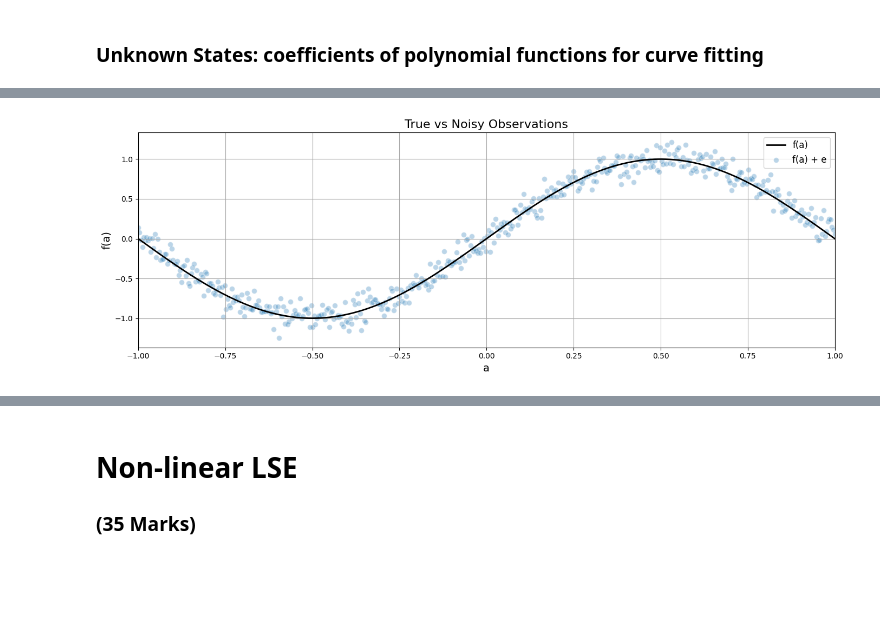
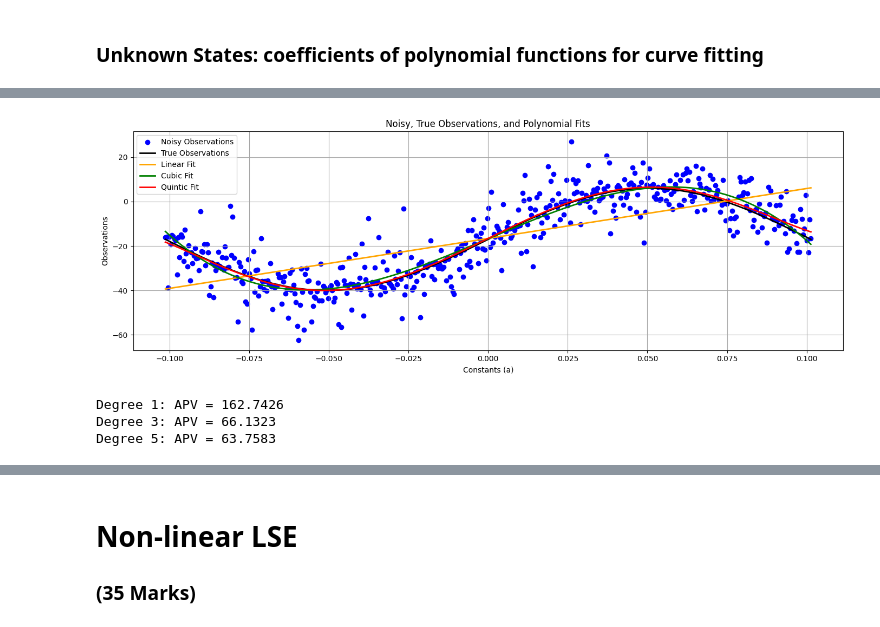
Before and after one commit to rbawah/engg680_2024_fall_group7, a Jupyter notebook: Lab_Assignment2/Assignment2.ipynb, the cells around one changed output, grey strips where cells are left out. Cells and saved outputs as stored; diff of their text form; code cells hidden in the pictures; blank space fills up the shorter version.

```diff
--- a/Lab_Assignment2/Assignment2.ipynb
+++ b/Lab_Assignment2/Assignment2.ipynb
@@ -163,76 +176,45 @@ def fit_polynomial_curve(a: np.ndarray, l: np.ndarray, P: np.ndarray, deg: int)
 # hint: use polyval function from numpy library (check input argument carefully)
 # (1 marks)
 
-line_uw = #...
-cubic_uw = #...
-quintic_uw = #...
+line_uw = np.polyval(x1[::-1], a)  # For degree 1
+cubic_uw = np.polyval(x3[::-1], a)  # For degree 3
+quintic_uw = np.polyval(x5[::-1], a)  # For degree 5
 # %%
 # step 8
 # use the matplotlib to plot each polynomial function, noisy observations l, true observations l_true, together in one single figure
 # for the polynomials of line, cubic and quintic, use color of orange, green and red respectively.
 # (2 marks)
 
 fig, ax = plt.subplots(nrows=1, ncols=1, figsize=(14, 5))
-# ...
+ax.scatter(a, l, label='Noisy Observations', color='blue')
+ax.plot(a, l_true, label='True Observations', color='black', linewidth=2)
 
+ax.plot(a, line_uw, label='Linear Fit', color='orange', linewidth=2)
+ax.plot(a, cubic_uw, label='Cubic Fit', color='green', linewidth=2)
+ax.plot(a, quintic_uw, label='Quintic Fit', color='red', linewidth=2)
 
-ax.grid(True, which='both',ls='-',color='0.65')
+ax.set_xlabel('Constants (a)')
+ax.set_ylabel('Observations')
+ax.set_title('Noisy, True Observations, and Polynomial Fits')
+
+ax.grid(True, which='both', ls='-', color='0.65')
+ax.legend()
 
 fig.tight_layout()
+# %% [output]
+[figure, added]
-# %%
-import numpy as np
-import matplotlib.pyplot as plt
-
-a = np.linspace(-1, 1, 500)
-
-
-
-# ------------------------------
-# 2. Plotting
-# ------------------------------
-fig, ax = plt.subplots(nrows=1, ncols=1, figsize=(14, 5))
-
-# Plot true observations as a solid black line
-ax.plot(a, l_true, label='f(a)', color='k', linewidth=2)
-
-# Plot noisy observations as scatter points
-ax.scatter(
-    a,
-    l,
-    label='f(a) + e',
-    color='tab:blue',
-    marker='o',
-    alpha=0.3,
-    edgecolors='w',  # Optional: white edges for better visibility
-    s=50  # Marker size
-)
-
-
-ax.set_xlabel('a', fontsize=14)
-ax.set_ylabel('f(a)', fontsize=14)
-
-# Set plot title
-ax.set_title('True vs Noisy Observations', fontsize=16)
-
-# Set x-axis range from -1 to 1
-ax.set_xlim(-1, 1)
-
-
-ax.grid(True, which='both', ls='-', color='0.65')
-
-# Add legend
-ax.legend(fontsize=12)
-
-fig.tight_layout()
-
-plt.show()
-# %% [output]
-[figure, removed]
 # %%
 # step 9
 # print the a posterier variance factor for each polynomial function
 # (3 marks)
-# ...
+
+print(f"Degree 1: APV = {apv1:.4f}")
+print(f"Degree 3: APV = {apv3:.4f}")
+print(f"Degree 5: APV = {apv5:.4f}")
+# %% [output]
+Degree 1: APV = 162.7426
+Degree 3: APV = 66.1323
+Degree 5: APV = 63.7583
 # %%
 # step 10
 # compute and print the norm between the predicted observations (output from each polynomial function) and the true observations
```
Also changed, not shown: parts of 30 cells of this notebook, 1 other file.
